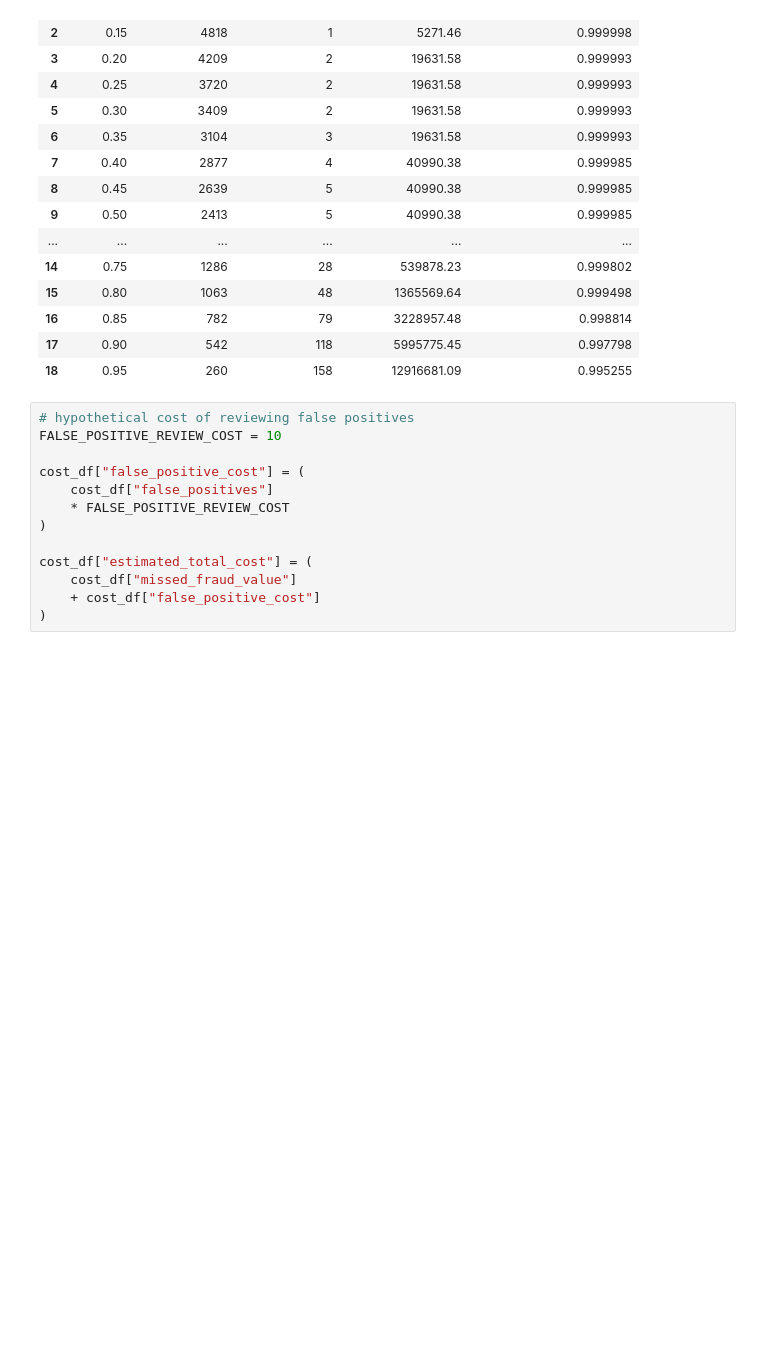
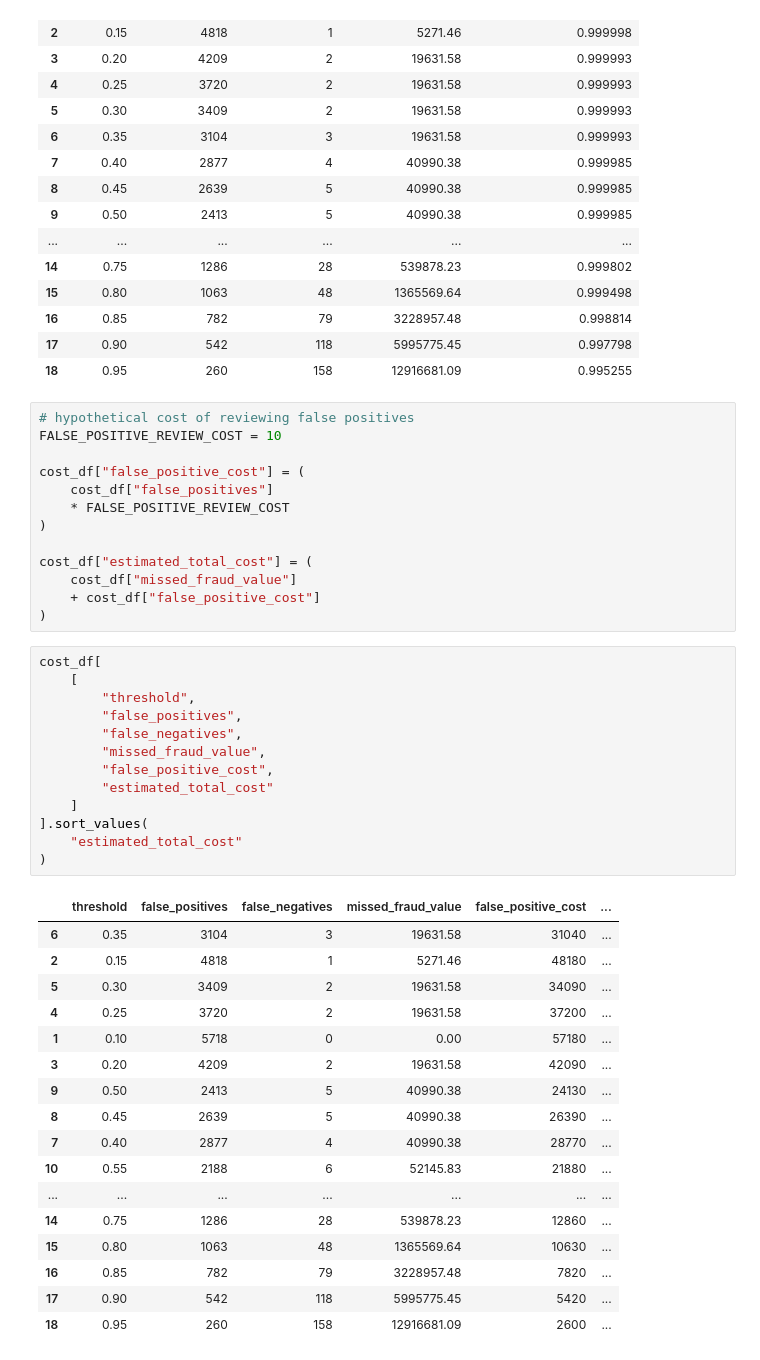
Before and after one commit to Maryamella0503/FinGaurd, a Jupyter notebook: notebooks/03_model_training_evaluation.ipynb, the cells around one changed output. Saved outputs shown, nothing was run; the diff lists cells and outputs as text; blank space fills up the shorter version.

```diff
--- a/notebooks/03_model_training_evaluation.ipynb
+++ b/notebooks/03_model_training_evaluation.ipynb
@@ -882,3 +882,34 @@ cost_df["estimated_total_cost"] = (
     cost_df["missed_fraud_value"]
     + cost_df["false_positive_cost"]
 )
+# %%
+cost_df[
+    [
+        "threshold",
+        "false_positives",
+        "false_negatives",
+        "missed_fraud_value",
+        "false_positive_cost",
+        "estimated_total_cost"
+    ]
+].sort_values(
+    "estimated_total_cost"
+)
+# %% [output]
+|  | threshold | false_positives | false_negatives | missed_fraud_value | false_positive_cost | ... |
+| 6 | 0.35 | 3104 | 3 | 19631.58 | 31040 | ... |
+| 2 | 0.15 | 4818 | 1 | 5271.46 | 48180 | ... |
+| 5 | 0.30 | 3409 | 2 | 19631.58 | 34090 | ... |
+| 4 | 0.25 | 3720 | 2 | 19631.58 | 37200 | ... |
+| 1 | 0.10 | 5718 | 0 | 0.00 | 57180 | ... |
+| 3 | 0.20 | 4209 | 2 | 19631.58 | 42090 | ... |
+| 9 | 0.50 | 2413 | 5 | 40990.38 | 24130 | ... |
+| 8 | 0.45 | 2639 | 5 | 40990.38 | 26390 | ... |
+| 7 | 0.40 | 2877 | 4 | 40990.38 | 28770 | ... |
+| 10 | 0.55 | 2188 | 6 | 52145.83 | 21880 | ... |
+| ... | ... | ... | ... | ... | ... | ... |
+| 14 | 0.75 | 1286 | 28 | 539878.23 | 12860 | ... |
+| 15 | 0.80 | 1063 | 48 | 1365569.64 | 10630 | ... |
+| 16 | 0.85 | 782 | 79 | 3228957.48 | 7820 | ... |
+| 17 | 0.90 | 542 | 118 | 5995775.45 | 5420 | ... |
+| 18 | 0.95 | 260 | 158 | 12916681.09 | 2600 | ... |
```
Also changed, not shown: parts of 9 cells of this notebook, 14 other files.
